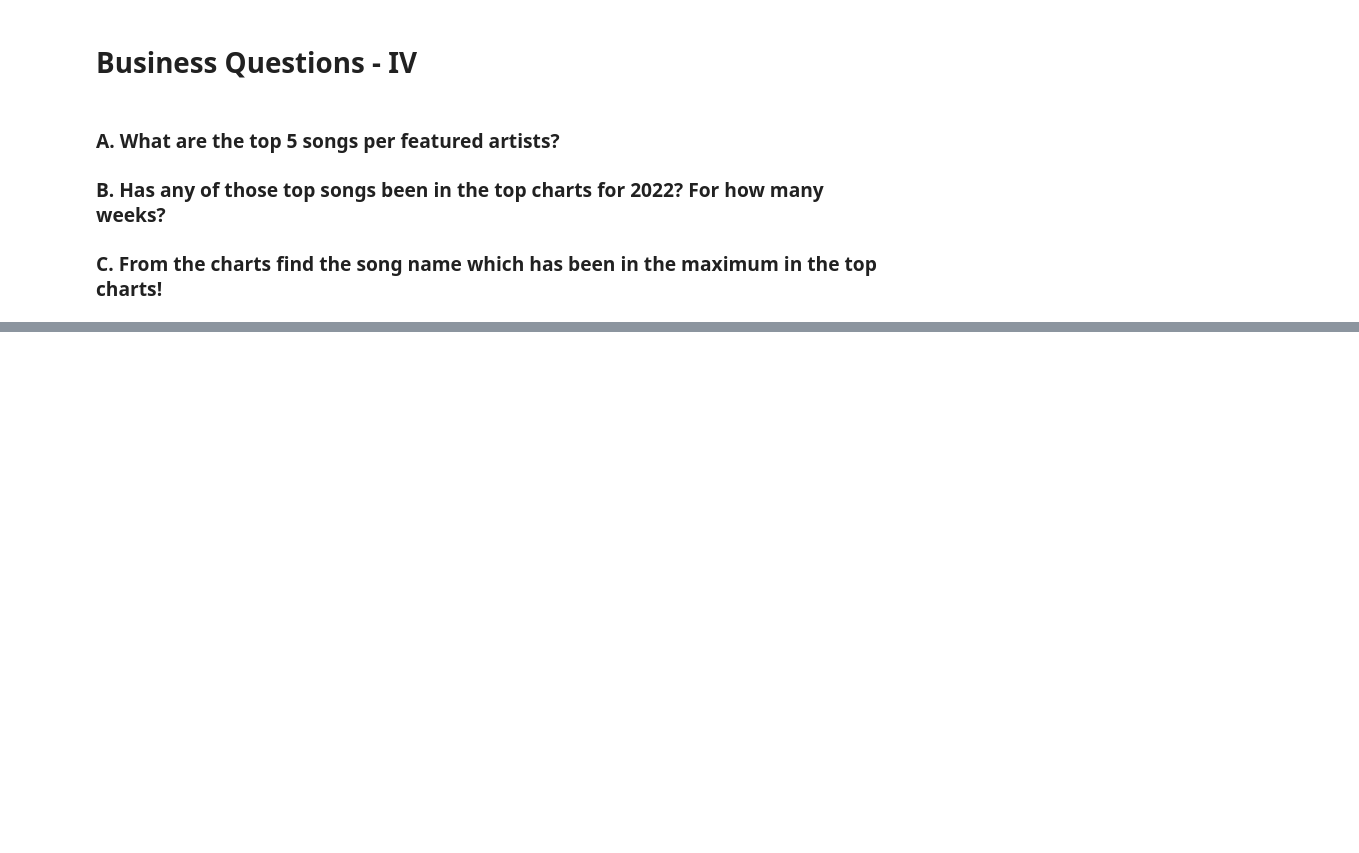
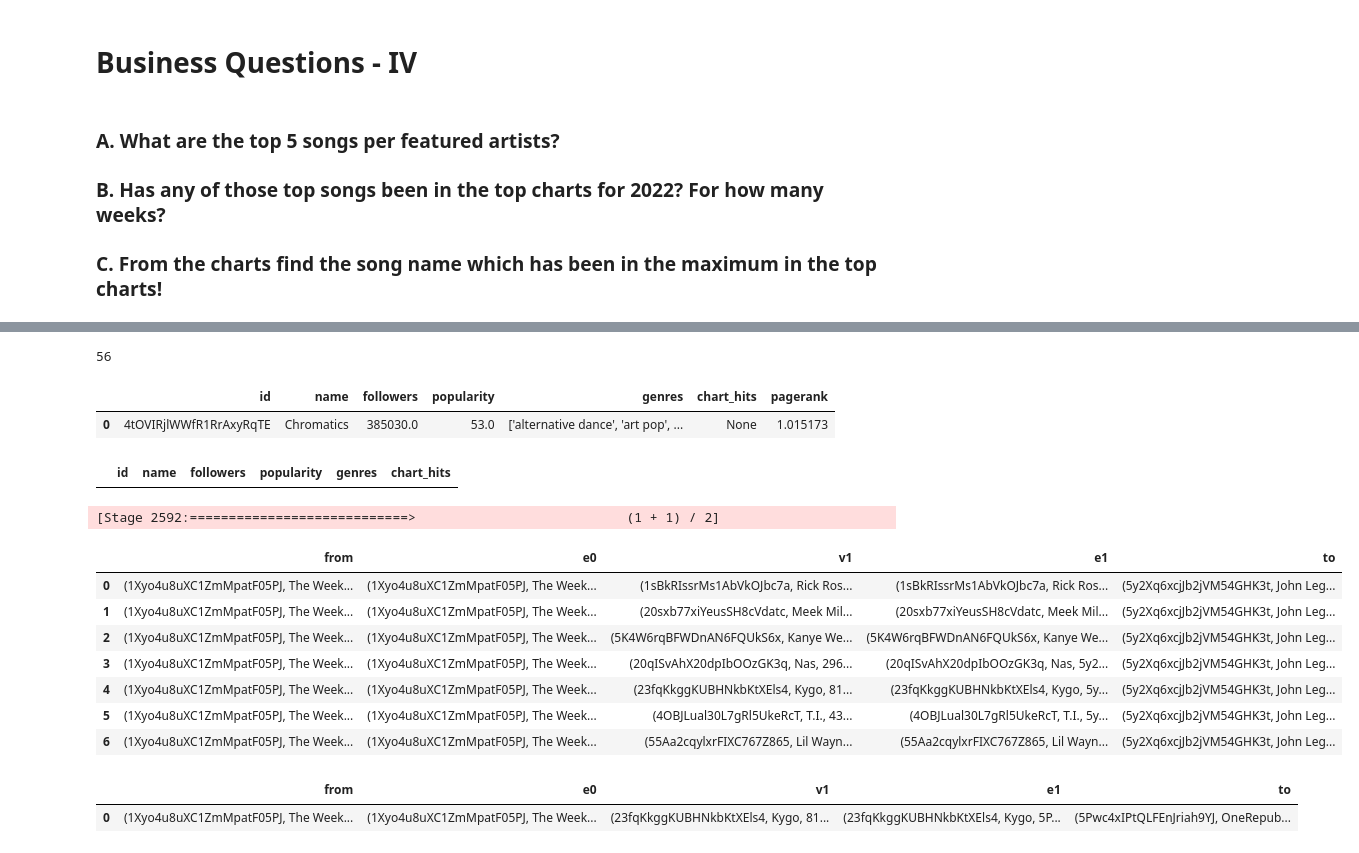
Before and after one commit to callysthenes/music_industry_intelligence, a Jupyter notebook: Assignment_Spotify_Twitter_Group_A.ipynb, the cells around one changed output, grey strips where cells are left out. Cells and saved outputs as stored; diff of their text form; code cells hidden in the pictures; blank space fills up the shorter version.

```diff
--- a/Assignment_Spotify_Twitter_Group_A.ipynb
+++ b/Assignment_Spotify_Twitter_Group_A.ipynb
@@ -862,0 +1012,5 @@ Song do not exists in Database for Suggestion
+# %%
+# Quantity of Collaborations
+subgraph.edges.count()
+# %% [output]
+56
@@ -862,0 +1019,38 @@ Song do not exists in Database for Suggestion
+# %%
+ranks.vertices.orderBy(desc("pagerank")).limit(1).toPandas()
+# %% [output]
+|  | id | name | followers | popularity | genres | chart_hits | pagerank |
+| 0 | 4tOVIRjlWWfR1RrAxyRqTE | Chromatics | 385030.0 | 53.0 | ['alternative dance', 'art pop', ... | None | 1.015173 |
+# %%
+# What is the shortest between TheWeeknd and Harry Styles? -> There's not seem to be any relationship
+
+paths = graph.bfs("id = '1Xyo4u8uXC1ZmMpatF05PJ'", "id = '6KImCVD70vtIoJWnq6nGn3'")
+
+paths.toPandas()
+# %% [output]
+|  | id | name | followers | popularity | genres | chart_hits |
+[Stage 2592:============================>                           (1 + 1) / 2]
+# %%
+# What is the shortest path between TheWeeknd and John Legend? -> There are a few
+
+paths = graph.bfs("id = '1Xyo4u8uXC1ZmMpatF05PJ'", "id = '5y2Xq6xcjJb2jVM54GHK3t'")
+
+paths.toPandas()
+# %% [output]
+|  | from | e0 | v1 | e1 | to |
+| 0 | (1Xyo4u8uXC1ZmMpatF05PJ, The Week... | (1Xyo4u8uXC1ZmMpatF05PJ, The Week... | (1sBkRIssrMs1AbVkOJbc7a, Rick Ros... | (1sBkRIssrMs1AbVkOJbc7a, Rick Ros... | (5y2Xq6xcjJb2jVM54GHK3t, John Leg... |
+| 1 | (1Xyo4u8uXC1ZmMpatF05PJ, The Week... | (1Xyo4u8uXC1ZmMpatF05PJ, The Week... | (20sxb77xiYeusSH8cVdatc, Meek Mil... | (20sxb77xiYeusSH8cVdatc, Meek Mil... | (5y2Xq6xcjJb2jVM54GHK3t, John Leg... |
+| 2 | (1Xyo4u8uXC1ZmMpatF05PJ, The Week... | (1Xyo4u8uXC1ZmMpatF05PJ, The Week... | (5K4W6rqBFWDnAN6FQUkS6x, Kanye We... | (5K4W6rqBFWDnAN6FQUkS6x, Kanye We... | (5y2Xq6xcjJb2jVM54GHK3t, John Leg... |
+| 3 | (1Xyo4u8uXC1ZmMpatF05PJ, The Week... | (1Xyo4u8uXC1ZmMpatF05PJ, The Week... | (20qISvAhX20dpIbOOzGK3q, Nas, 296... | (20qISvAhX20dpIbOOzGK3q, Nas, 5y2... | (5y2Xq6xcjJb2jVM54GHK3t, John Leg... |
+| 4 | (1Xyo4u8uXC1ZmMpatF05PJ, The Week... | (1Xyo4u8uXC1ZmMpatF05PJ, The Week... | (23fqKkggKUBHNkbKtXEls4, Kygo, 81... | (23fqKkggKUBHNkbKtXEls4, Kygo, 5y... | (5y2Xq6xcjJb2jVM54GHK3t, John Leg... |
+| 5 | (1Xyo4u8uXC1ZmMpatF05PJ, The Week... | (1Xyo4u8uXC1ZmMpatF05PJ, The Week... | (4OBJLual30L7gRl5UkeRcT, T.I., 43... | (4OBJLual30L7gRl5UkeRcT, T.I., 5y... | (5y2Xq6xcjJb2jVM54GHK3t, John Leg... |
+| 6 | (1Xyo4u8uXC1ZmMpatF05PJ, The Week... | (1Xyo4u8uXC1ZmMpatF05PJ, The Week... | (55Aa2cqylxrFIXC767Z865, Lil Wayn... | (55Aa2cqylxrFIXC767Z865, Lil Wayn... | (5y2Xq6xcjJb2jVM54GHK3t, John Leg... |
+# %%
+# What is the shortest path between TheWeeknd and OneRepublic? ->
+
+paths = graph.bfs("id = '1Xyo4u8uXC1ZmMpatF05PJ'", "id = '5Pwc4xIPtQLFEnJriah9YJ'")
+
+paths.toPandas()
+# %% [output]
+|  | from | e0 | v1 | e1 | to |
+| 0 | (1Xyo4u8uXC1ZmMpatF05PJ, The Week... | (1Xyo4u8uXC1ZmMpatF05PJ, The Week... | (23fqKkggKUBHNkbKtXEls4, Kygo, 81... | (23fqKkggKUBHNkbKtXEls4, Kygo, 5P... | (5Pwc4xIPtQLFEnJriah9YJ, OneRepub... |
```
Also changed, not shown: parts of 62 cells of this notebook, 3 other files.
